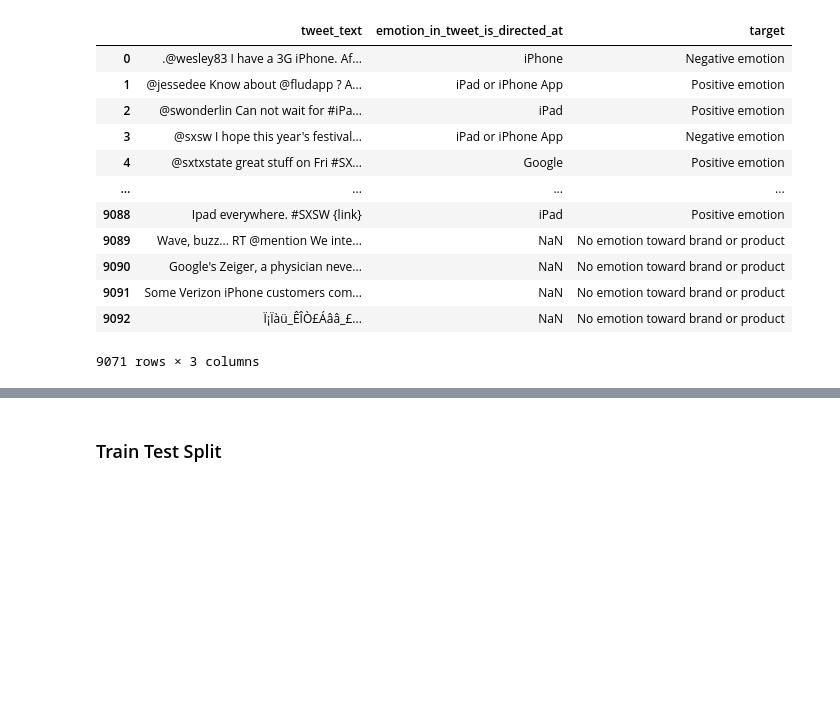
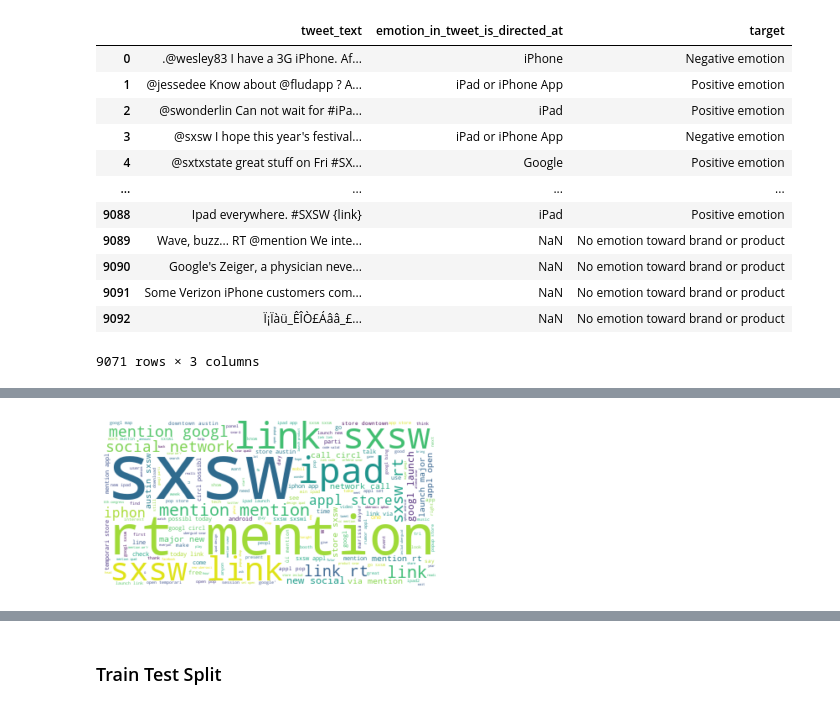
Before and after one commit to raylinsoriano/NLP_project, a Jupyter notebook: Individual Notebooks/Raylin's Notebook.ipynb, the cells around one changed output, grey strips where cells are left out. Drawn from its saved outputs; the diff is of its cells as text; code cells hidden in the pictures; blank space fills up the shorter version.

```diff
--- a/Individual Notebooks/Raylin's Notebook.ipynb
+++ b/Individual Notebooks/Raylin's Notebook.ipynb
@@ -312,0 +276,10 @@ plt.show()
+# %%
+neu_text = df['tokenized'].loc[df['target'] == 'No emotion toward brand or product'].tolist()
+neu_text = ' '.join(neu_text).lower()
+# %%
+neutral_word= WordCloud(stopwords=stopwords, background_color="white").generate(neu_text)
+plt.imshow(neutral_word, interpolation='bilinear')
+plt.axis("off")
+plt.show()
+# %% [output]
+[figure, added]
```
Also changed, not shown: parts of 121 cells of this notebook.
